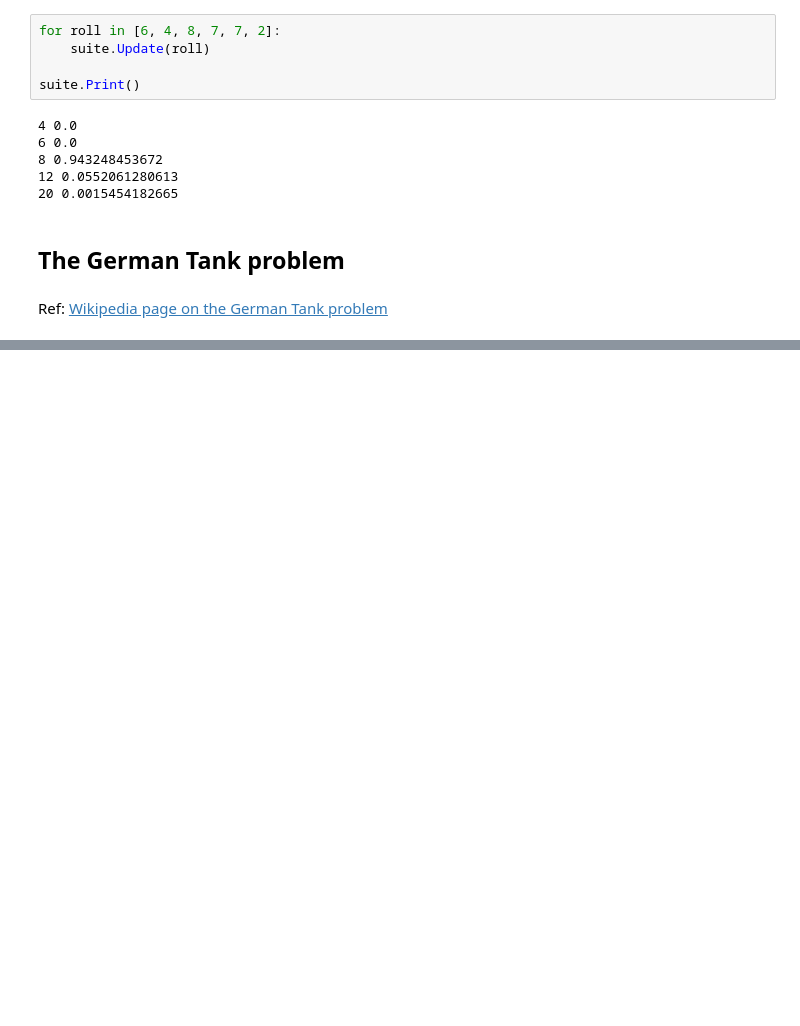
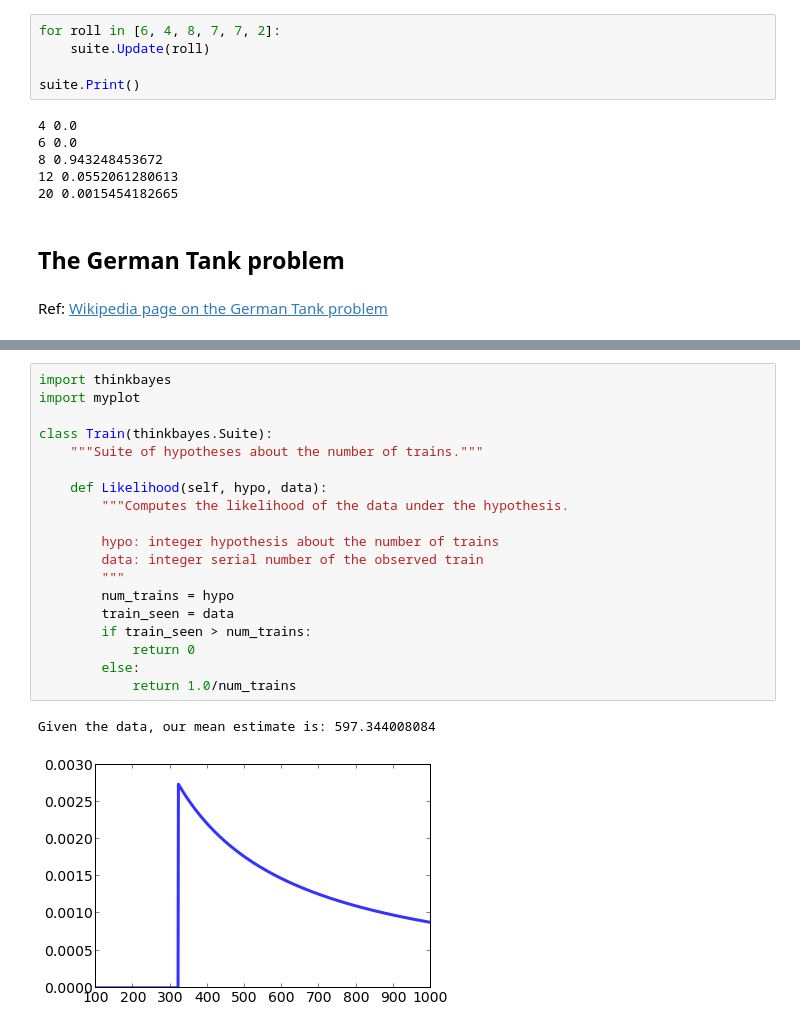
Before and after one commit to fperez/bayestut, a Jupyter notebook: Bayes-1.ipynb, the cells around one changed output, grey strips where cells are left out. Cells and saved outputs as stored; diff of their text form; blank space fills up the shorter version.

```diff
--- a/Bayes-1.ipynb
+++ b/Bayes-1.ipynb
@@ -119,0 +125,22 @@ Ref: [Wikipedia page on the German Tank problem](http://en.wikipedia.org/wiki/Ge
+# %%
+import thinkbayes
+import myplot
+
+class Train(thinkbayes.Suite):
+    """Suite of hypotheses about the number of trains."""
+
+    def Likelihood(self, hypo, data):
+        """Computes the likelihood of the data under the hypothesis.
+
+        hypo: integer hypothesis about the number of trains
+        data: integer serial number of the observed train
+        """
+        num_trains = hypo
+        train_seen = data
+        if train_seen > num_trains:
+            return 0
+        else:
+            return 1.0/num_trains
+# %% [output]
+Given the data, our mean estimate is: 597.344008084
+[figure, added]
```
Also changed, not shown: parts of 4 cells of this notebook.
